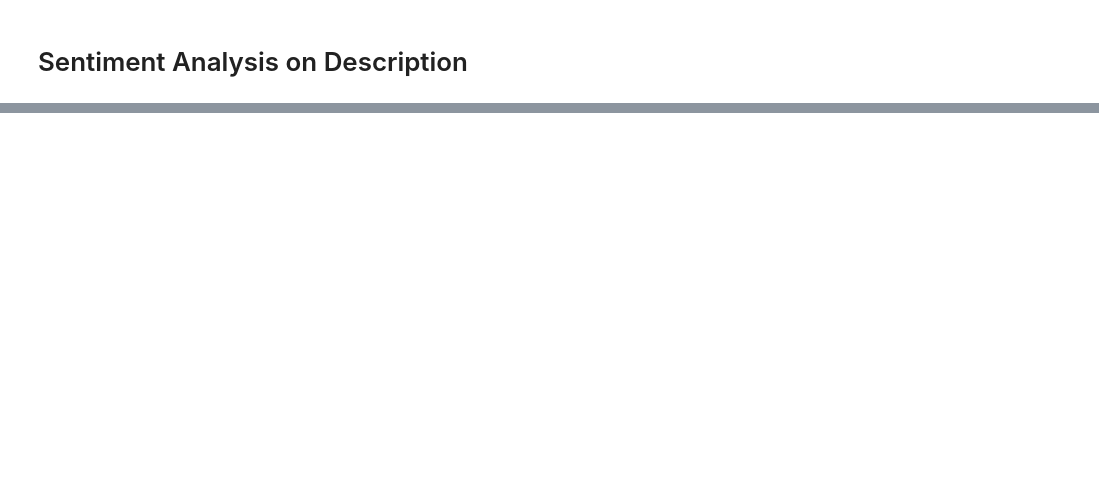
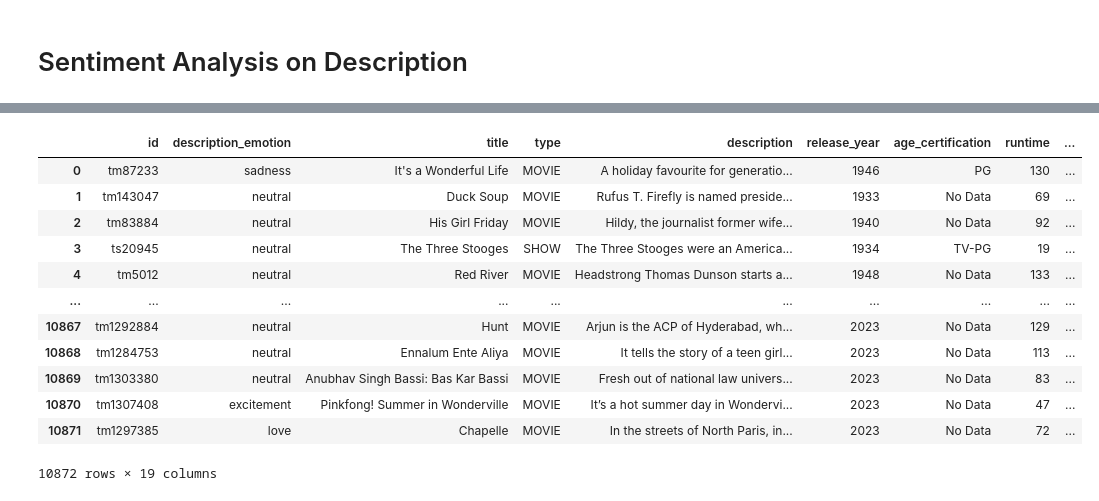
Before and after one commit to siming-deng/Amazon_Prime_Video_Project, a Jupyter notebook: Amazon Prime Video Sentiment Analysis.ipynb, the cells around one changed output, grey strips where cells are left out. Saved outputs shown, nothing was run; the diff lists cells and outputs as text; code cells hidden in the pictures; blank space fills up the shorter version.

```diff
--- a/Amazon Prime Video Sentiment Analysis.ipynb
+++ b/Amazon Prime Video Sentiment Analysis.ipynb
@@ -105,0 +349,21 @@ amazon_df
+# %%
+# replace No Data to null values
+merged_df['age_certification'].replace(np.nan, 'No Data', inplace = True)
+merged_df['production_country'].replace('', 'No Data', inplace = True)
+merged_df['primary_genre'].replace('', 'No Data', inplace = True)
+merged_df['full_country_name'].replace('', 'No Data', inplace = True)
+merged_df
+# %% [output]
+|  | id | description_emotion | title | type | description | release_year | age_certification | runtime | ... |
+| 0 | tm87233 | sadness | It's a Wonderful Life | MOVIE | A holiday favourite for generatio... | 1946 | PG | 130 | ... |
+| 1 | tm143047 | neutral | Duck Soup | MOVIE | Rufus T. Firefly is named preside... | 1933 | No Data | 69 | ... |
+| 2 | tm83884 | neutral | His Girl Friday | MOVIE | Hildy, the journalist former wife... | 1940 | No Data | 92 | ... |
+| 3 | ts20945 | neutral | The Three Stooges | SHOW | The Three Stooges were an America... | 1934 | TV-PG | 19 | ... |
+| 4 | tm5012 | neutral | Red River | MOVIE | Headstrong Thomas Dunson starts a... | 1948 | No Data | 133 | ... |
+| ... | ... | ... | ... | ... | ... | ... | ... | ... | ... |
+| 10867 | tm1292884 | neutral | Hunt | MOVIE | Arjun is the ACP of Hyderabad, wh... | 2023 | No Data | 129 | ... |
+| 10868 | tm1284753 | neutral | Ennalum Ente Aliya | MOVIE | It tells the story of a teen girl... | 2023 | No Data | 113 | ... |
+| 10869 | tm1303380 | neutral | Anubhav Singh Bassi: Bas Kar Bassi | MOVIE | Fresh out of national law univers... | 2023 | No Data | 83 | ... |
+| 10870 | tm1307408 | excitement | Pinkfong! Summer in Wonderville | MOVIE | It’s a hot summer day in Wondervi... | 2023 | No Data | 47 | ... |
+| 10871 | tm1297385 | love | Chapelle | MOVIE | In the streets of North Paris, in... | 2023 | No Data | 72 | ... |
+10872 rows × 19 columns
```
Also changed, not shown: parts of 30 cells of this notebook.
